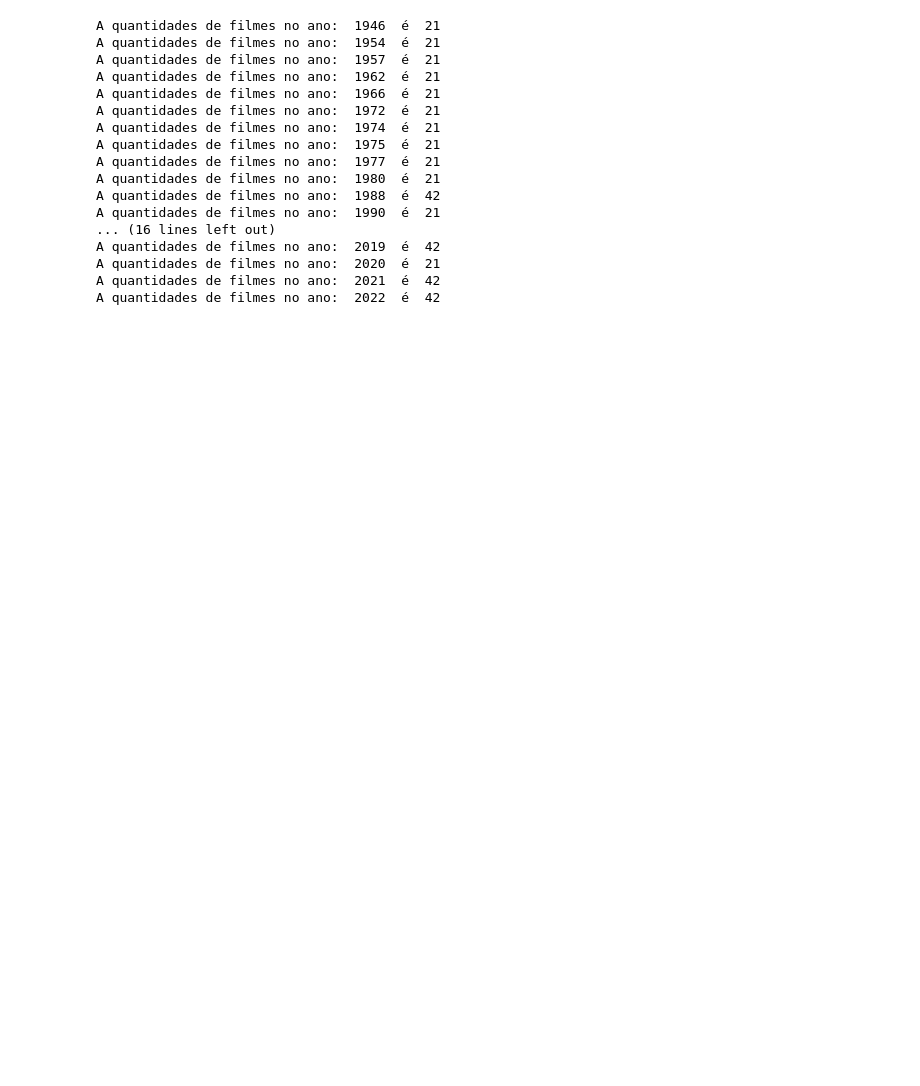
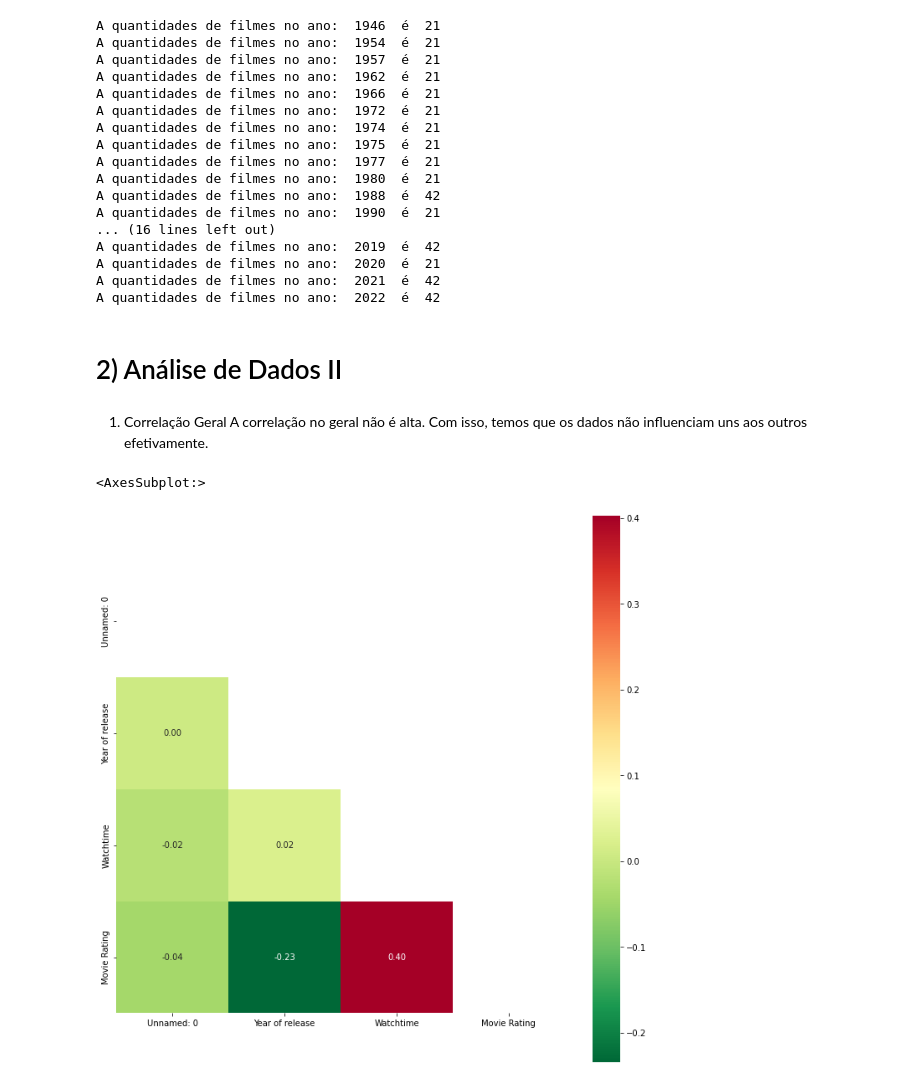
Before and after one commit to petrolau/ciencia-de-dados, a Jupyter notebook: Scrapper/Analysis.ipynb, the cells around one changed output. Cells and saved outputs as stored; diff of their text form; code cells hidden in the pictures; blank space fills up the shorter version.

```diff
--- a/Scrapper/Analysis.ipynb
+++ b/Scrapper/Analysis.ipynb
@@ -341,3 +378,16 @@ A quantidades de filmes no ano:  2019  é  42
 A quantidades de filmes no ano:  2020  é  21
 A quantidades de filmes no ano:  2021  é  42
 A quantidades de filmes no ano:  2022  é  42
+# %% [markdown]
+<h1>2) Análise de Dados II</h1>
+# %% [markdown]
+1) Correlação Geral
+A correlação no geral não é alta. Com isso, temos que os dados não influenciam uns aos outros efetivamente.
+# %%
+cor_matrix = df_imdb_movies.corr()
+mask = np.triu(np.ones_like(cor_matrix, dtype=bool))
+plt.figure(figsize=(12,12))
+sns.heatmap(cor_matrix, mask=mask, cmap='RdYlGn_r', annot=True, square=True, fmt='.2f')
+# %% [output]
+<AxesSubplot:>
+[figure, added]
```
Also changed, not shown: parts of 34 cells of this notebook.
